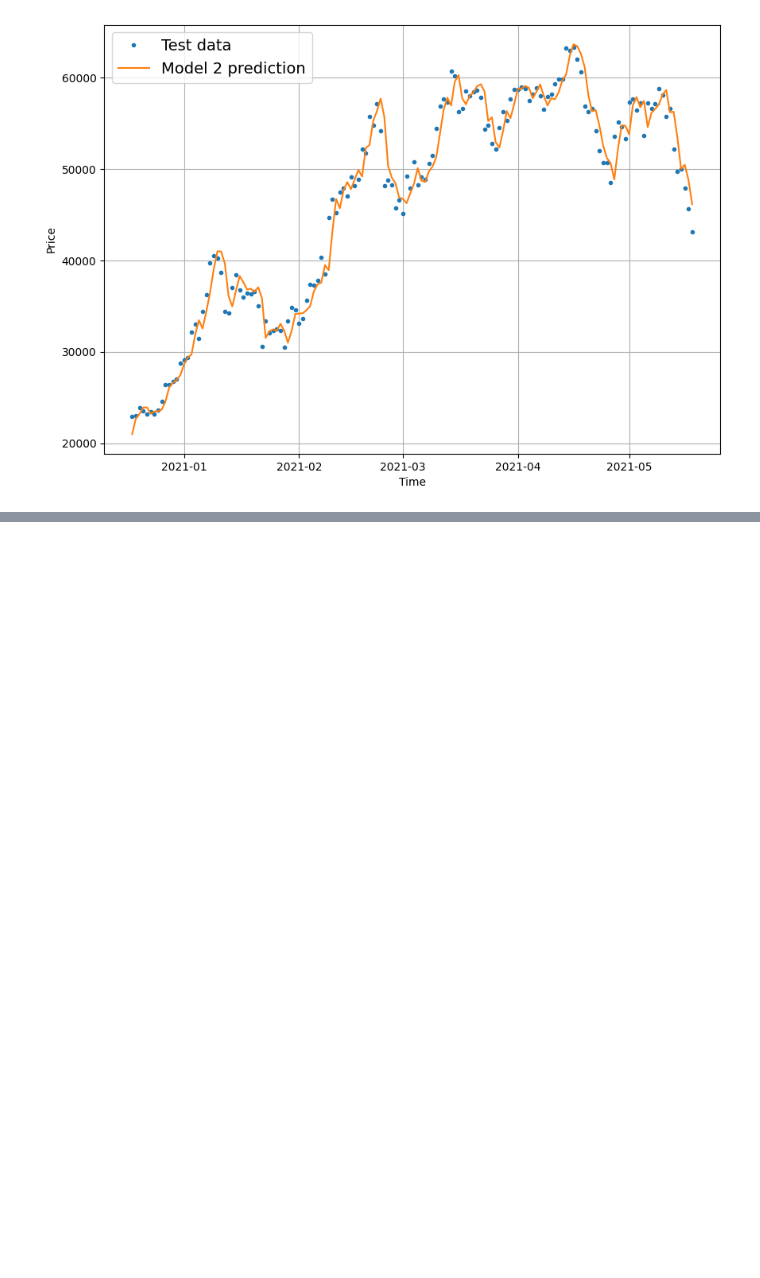
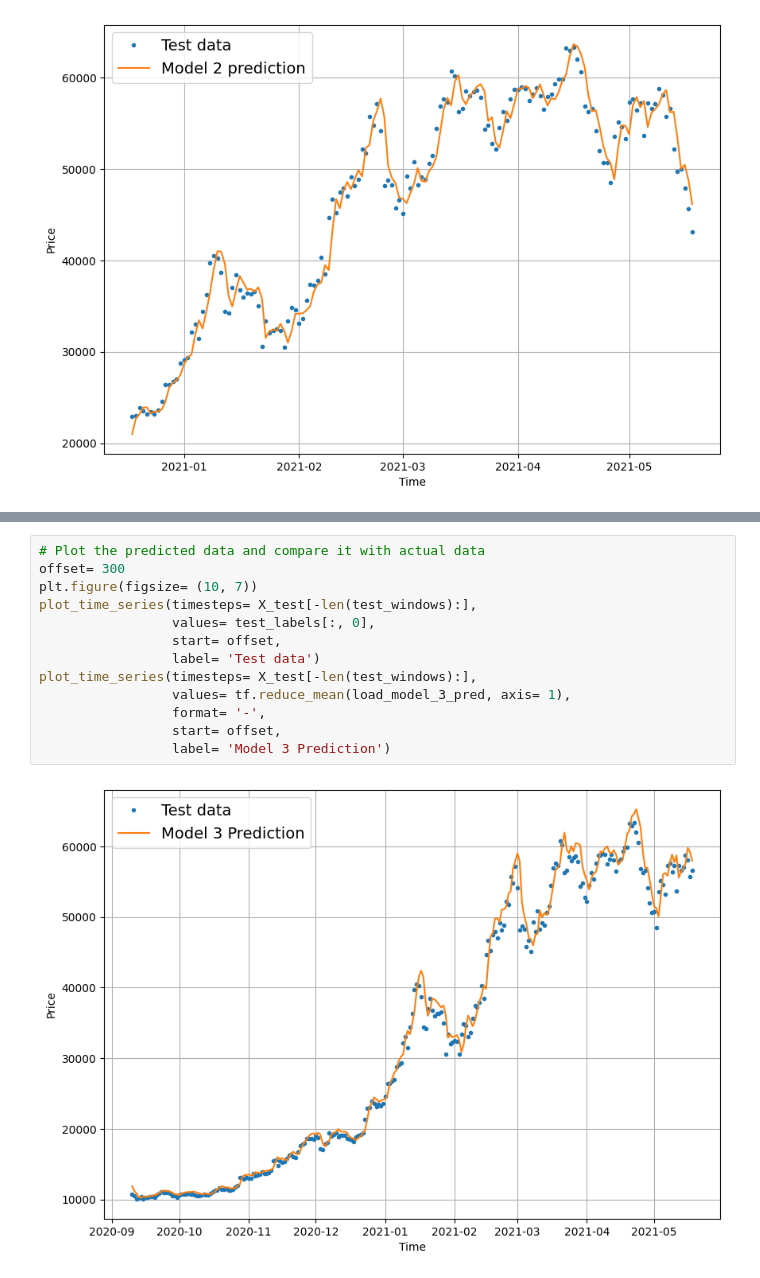
Before and after one commit to klsharma22/TensorflowCertifcationCourse, a Jupyter notebook: 10_time_series_forecasting_with_tensorflow.ipynb, the cells around one changed output, grey strips where cells are left out. Cells and saved outputs as stored; diff of their text form; blank space fills up the shorter version.

```diff
--- a/10_time_series_forecasting_with_tensorflow.ipynb
+++ b/10_time_series_forecasting_with_tensorflow.ipynb
@@ -781,0 +935,15 @@ plot_time_series(X_test[-len(test_windows):], values= load_model_2_pred, format=
+# %%
+# Plot the predicted data and compare it with actual data
+offset= 300
+plt.figure(figsize= (10, 7))
+plot_time_series(timesteps= X_test[-len(test_windows):],
+                 values= test_labels[:, 0],
+                 start= offset,
+                 label= 'Test data')
+plot_time_series(timesteps= X_test[-len(test_windows):],
+                 values= tf.reduce_mean(load_model_3_pred, axis= 1),
+                 format= '-',
+                 start= offset,
+                 label= 'Model 3 Prediction')
+# %% [output]
+[figure, added]
```
Also changed, not shown: parts of 14 cells of this notebook.
